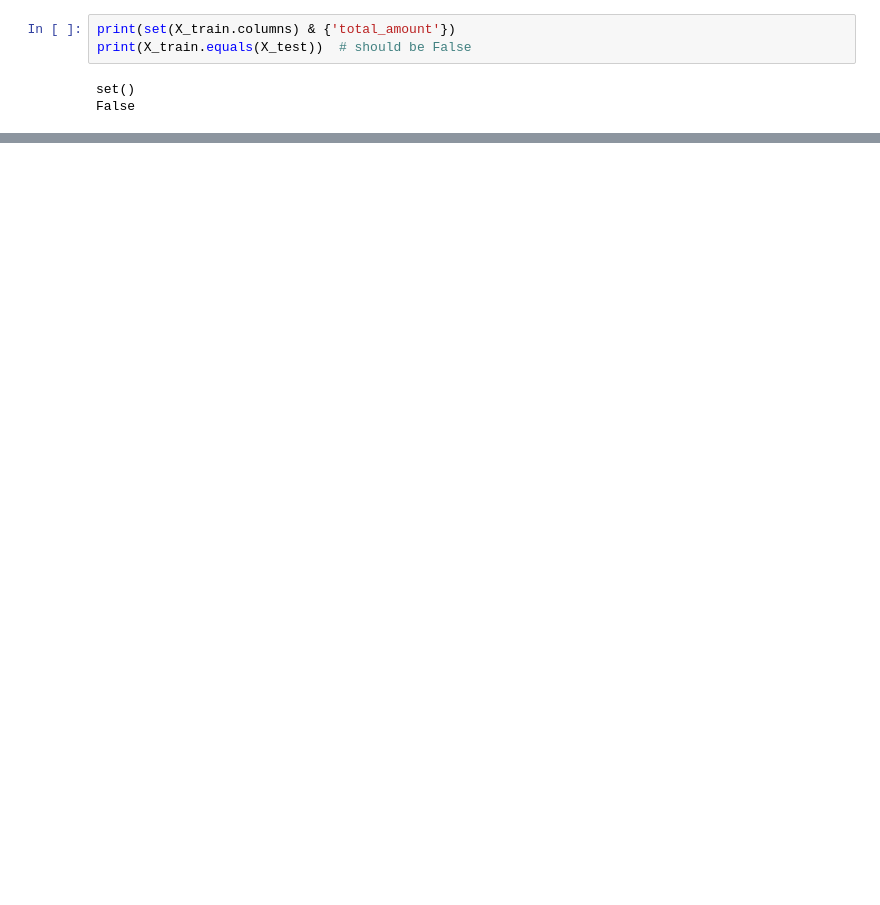
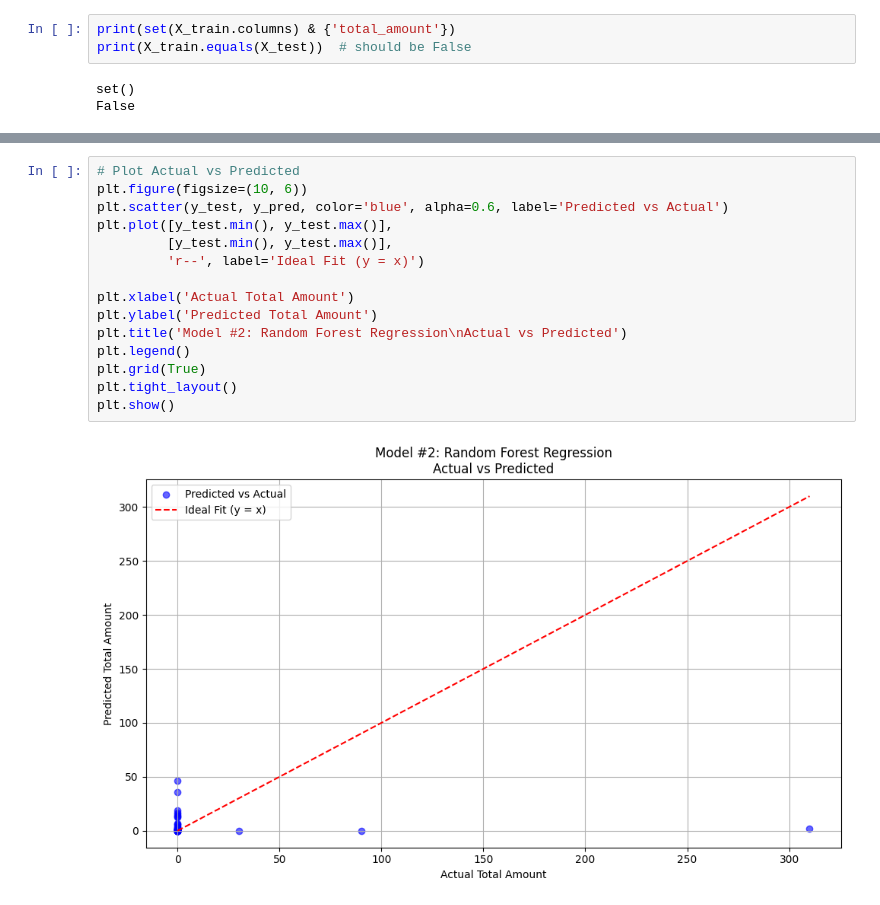
Before and after one commit to msselizabeth/smart-ml-retail-model, a Jupyter notebook: Smart_retail_dataset.ipynb, the cells around one changed output, grey strips where cells are left out. Drawn from its saved outputs; the diff is of its cells as text; blank space fills up the shorter version.

Commit message:
Model 2 Random Forest Regression

```diff
--- a/Smart_retail_dataset.ipynb
+++ b/Smart_retail_dataset.ipynb
@@ -1431,0 +1507,17 @@ MAE as % of avg: 2.9263093230952145e-13
+# %%
+# Plot Actual vs Predicted
+plt.figure(figsize=(10, 6))
+plt.scatter(y_test, y_pred, color='blue', alpha=0.6, label='Predicted vs Actual')
+plt.plot([y_test.min(), y_test.max()],
+         [y_test.min(), y_test.max()],
+         'r--', label='Ideal Fit (y = x)')
+
+plt.xlabel('Actual Total Amount')
+plt.ylabel('Predicted Total Amount')
+plt.title('Model #2: Random Forest Regression\nActual vs Predicted')
+plt.legend()
+plt.grid(True)
+plt.tight_layout()
+plt.show()
+# %% [output]
+[figure, added]
```
Also changed, not shown: parts of 20 cells of this notebook.
